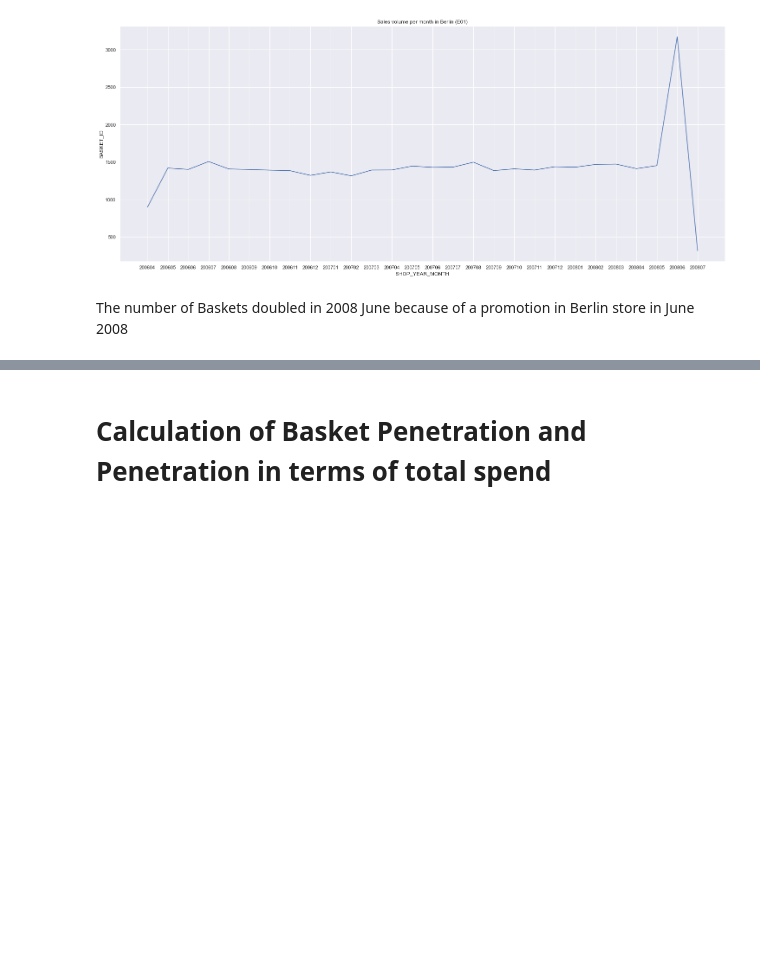
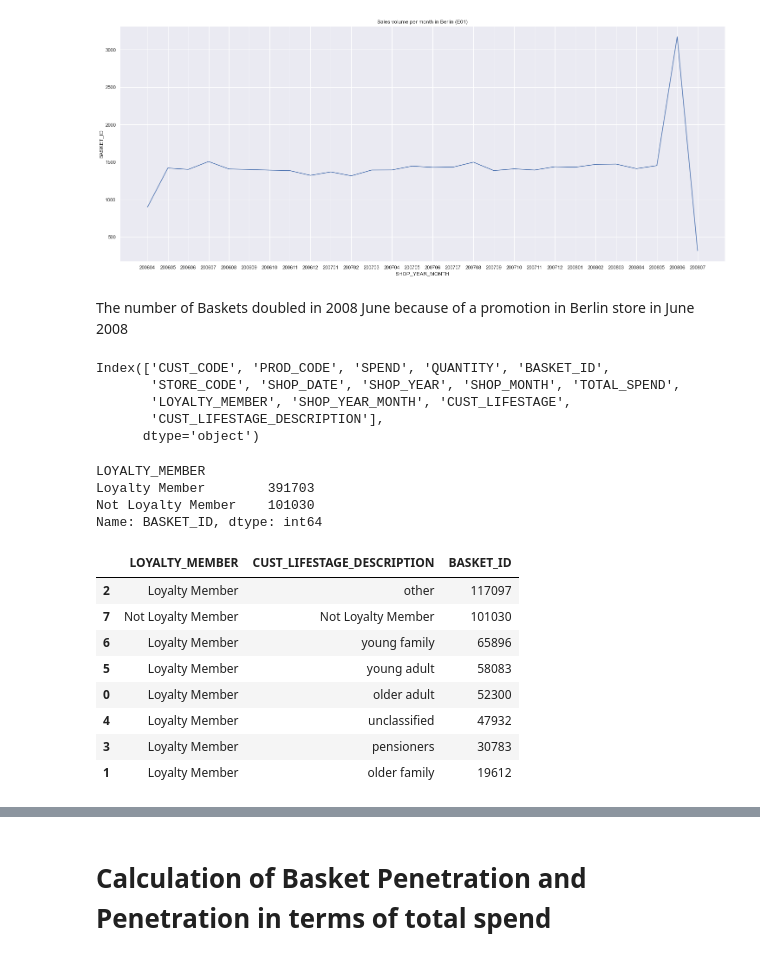
Before and after one commit to abinavrameshs/Analysis-of-Loyalty-program, a Jupyter notebook: loyalty_analysis.ipynb, the cells around one changed output, grey strips where cells are left out. Cells and saved outputs as stored; diff of their text form; code cells hidden in the pictures; blank space fills up the shorter version.

```diff
--- a/loyalty_analysis.ipynb
+++ b/loyalty_analysis.ipynb
@@ -282,3 +303,35 @@ g.set(title='Sales volume per month in Berlin (E01)')
 [figure]
 # %% [markdown]
 The number of Baskets doubled in 2008 June because of a promotion in Berlin store in June 2008
+# %%
+sales_customer.columns
+# %% [output]
+Index(['CUST_CODE', 'PROD_CODE', 'SPEND', 'QUANTITY', 'BASKET_ID',
+       'STORE_CODE', 'SHOP_DATE', 'SHOP_YEAR', 'SHOP_MONTH', 'TOTAL_SPEND',
+       'LOYALTY_MEMBER', 'SHOP_YEAR_MONTH', 'CUST_LIFESTAGE',
+       'CUST_LIFESTAGE_DESCRIPTION'],
+      dtype='object')
+# %%
+# Which cohort of customers has the most baskets- LOYALTY cx or non loyalty cx
+
+sales_customer[['LOYALTY_MEMBER','BASKET_ID']].groupby('LOYALTY_MEMBER')['BASKET_ID'].nunique()
+# %% [output]
+LOYALTY_MEMBER
+Loyalty Member        391703
+Not Loyalty Member    101030
+Name: BASKET_ID, dtype: int64
+# %%
+# Most loyalty members are from which cohort
+
+sales_customer[['LOYALTY_MEMBER','CUST_LIFESTAGE_DESCRIPTION','BASKET_ID']].groupby(['LOYALTY_MEMBER','CUST_LIFESTAGE_DESCRIPTION'])['BASKET_ID'].nunique().reset_index()\
+.sort_values(by='BASKET_ID', ascending=False)
+# %% [output]
+|  | LOYALTY_MEMBER | CUST_LIFESTAGE_DESCRIPTION | BASKET_ID |
+| 2 | Loyalty Member | other | 117097 |
+| 7 | Not Loyalty Member | Not Loyalty Member | 101030 |
+| 6 | Loyalty Member | young family | 65896 |
+| 5 | Loyalty Member | young adult | 58083 |
+| 0 | Loyalty Member | older adult | 52300 |
+| 4 | Loyalty Member | unclassified | 47932 |
+| 3 | Loyalty Member | pensioners | 30783 |
+| 1 | Loyalty Member | older family | 19612 |
```
Also changed, not shown: parts of 3 cells of this notebook.
